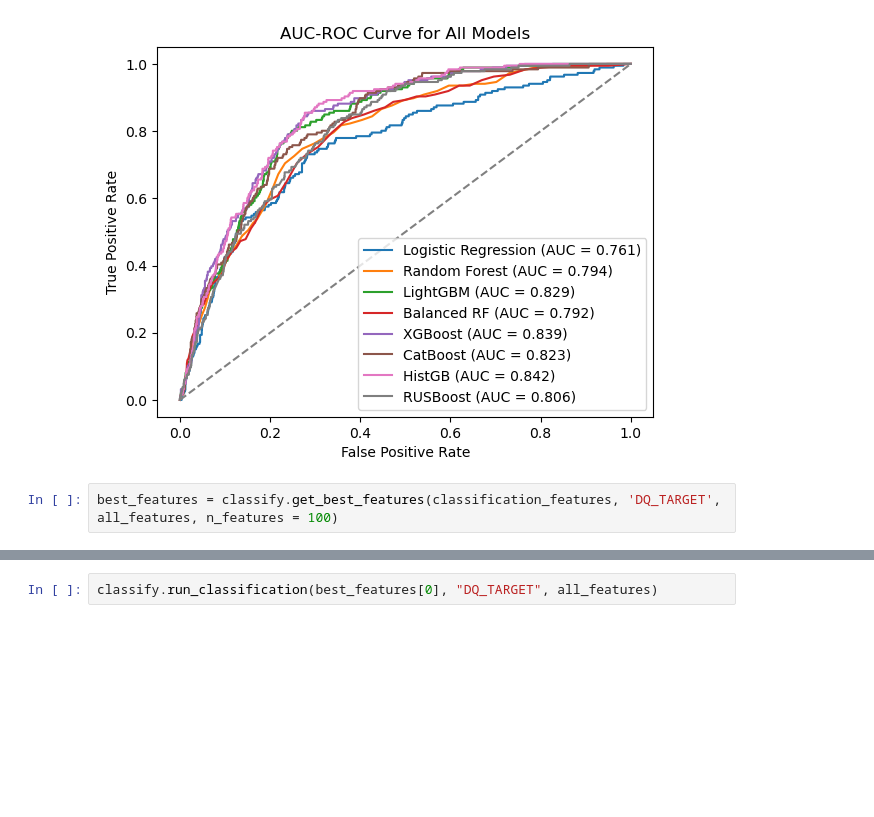
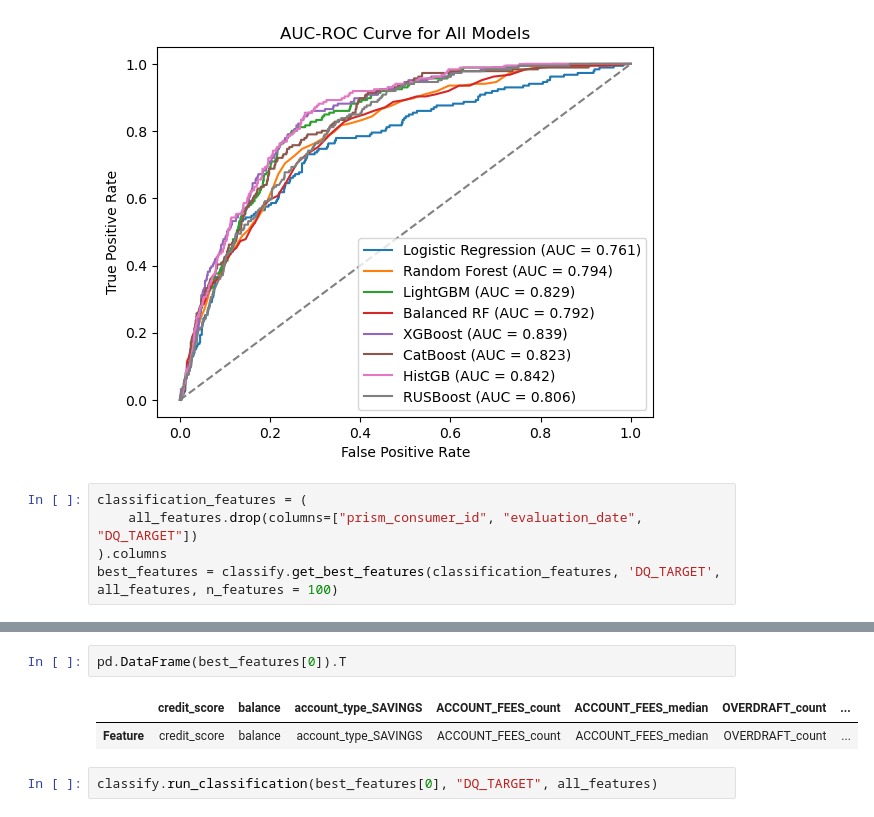
Before and after one commit to hillarychang/dsc180b-capstone-q2, a Jupyter notebook: src/notebooks/q2_feature_training.ipynb, the cells around one changed output, grey strips where cells are left out. Saved outputs shown, nothing was run; the diff lists cells and outputs as text; blank space fills up the shorter version.

```diff
--- a/src/notebooks/q2_feature_training.ipynb
+++ b/src/notebooks/q2_feature_training.ipynb
@@ -54,4 +54,7 @@ weighted avg       0.91      0.76      0.81      2602
 Logistic Regression 0.761125  0.759416   0.906664 0.759416  0.814041    2.352007
 [figure]
 # %%
+classification_features = (
+    all_features.drop(columns=["prism_consumer_id", "evaluation_date", "DQ_TARGET"])
+).columns
 best_features = classify.get_best_features(classification_features, 'DQ_TARGET', all_features, n_features = 100)
@@ -58,3 +79,8 @@ best_features = classify.get_best_features(classification_features, 'DQ_TARGET',
+# %%
+pd.DataFrame(best_features[0]).T
+# %% [output]
+|  | credit_score | balance | account_type_SAVINGS | ACCOUNT_FEES_count | ACCOUNT_FEES_median | OVERDRAFT_count | ... |
+| Feature | credit_score | balance | account_type_SAVINGS | ACCOUNT_FEES_count | ACCOUNT_FEES_median | OVERDRAFT_count | ... |
 # %%
 classify.run_classification(best_features[0], "DQ_TARGET", all_features)
 # %% [output]
```
Also changed, not shown: parts of 1 cell of this notebook, 1 other file.
